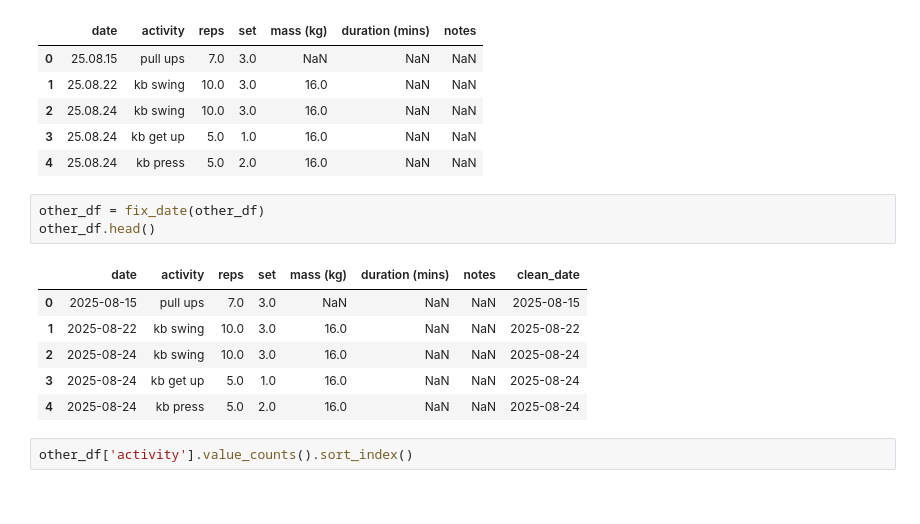
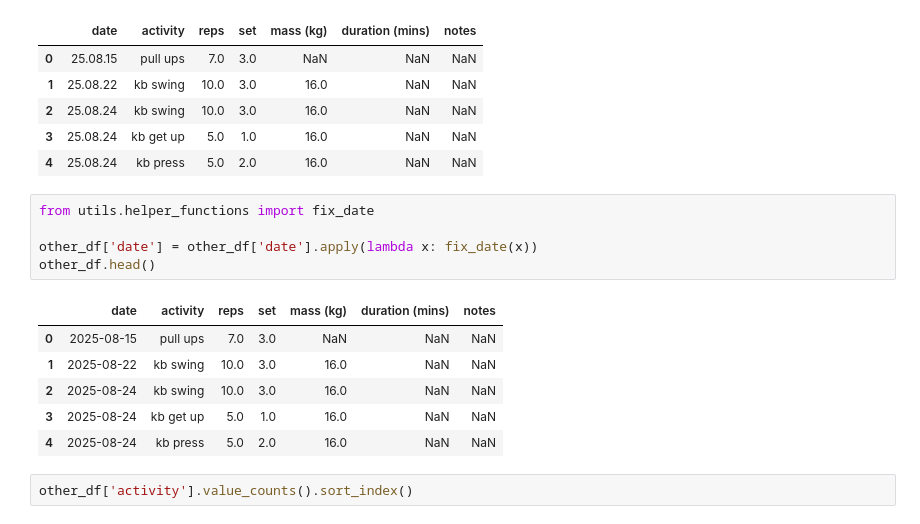
Before and after one commit to BilyBrown/activity_tracking, a Jupyter notebook: notebooks/data_clean_trial.ipynb, the cells around one changed output. Drawn from its saved outputs; the diff is of its cells as text.

Commit message:
updating date_fix helper function

```diff
--- a/notebooks/data_clean_trial.ipynb
+++ b/notebooks/data_clean_trial.ipynb
@@ -304,16 +304,18 @@ other_df.head()
 | 2 | 25.08.24 | kb swing | 10.0 | 3.0 | 16.0 | NaN | NaN |
 | 3 | 25.08.24 | kb get up | 5.0 | 1.0 | 16.0 | NaN | NaN |
 | 4 | 25.08.24 | kb press | 5.0 | 2.0 | 16.0 | NaN | NaN |
-# %%
-other_df = fix_date(other_df)
-other_df.head()
-# %% [output]
-|  | date | activity | reps | set | mass (kg) | duration (mins) | notes | clean_date |
-| 0 | 2025-08-15 | pull ups | 7.0 | 3.0 | NaN | NaN | NaN | 2025-08-15 |
-| 1 | 2025-08-22 | kb swing | 10.0 | 3.0 | 16.0 | NaN | NaN | 2025-08-22 |
-| 2 | 2025-08-24 | kb swing | 10.0 | 3.0 | 16.0 | NaN | NaN | 2025-08-24 |
-| 3 | 2025-08-24 | kb get up | 5.0 | 1.0 | 16.0 | NaN | NaN | 2025-08-24 |
-| 4 | 2025-08-24 | kb press | 5.0 | 2.0 | 16.0 | NaN | NaN | 2025-08-24 |
+# %%
+from utils.helper_functions import fix_date
+
+other_df['date'] = other_df['date'].apply(lambda x: fix_date(x))
+other_df.head()
+# %% [output]
+|  | date | activity | reps | set | mass (kg) | duration (mins) | notes |
+| 0 | 2025-08-15 | pull ups | 7.0 | 3.0 | NaN | NaN | NaN |
+| 1 | 2025-08-22 | kb swing | 10.0 | 3.0 | 16.0 | NaN | NaN |
+| 2 | 2025-08-24 | kb swing | 10.0 | 3.0 | 16.0 | NaN | NaN |
+| 3 | 2025-08-24 | kb get up | 5.0 | 1.0 | 16.0 | NaN | NaN |
+| 4 | 2025-08-24 | kb press | 5.0 | 2.0 | 16.0 | NaN | NaN |
 # %%
 other_df['activity'].value_counts().sort_index()
 # %% [output]
```
